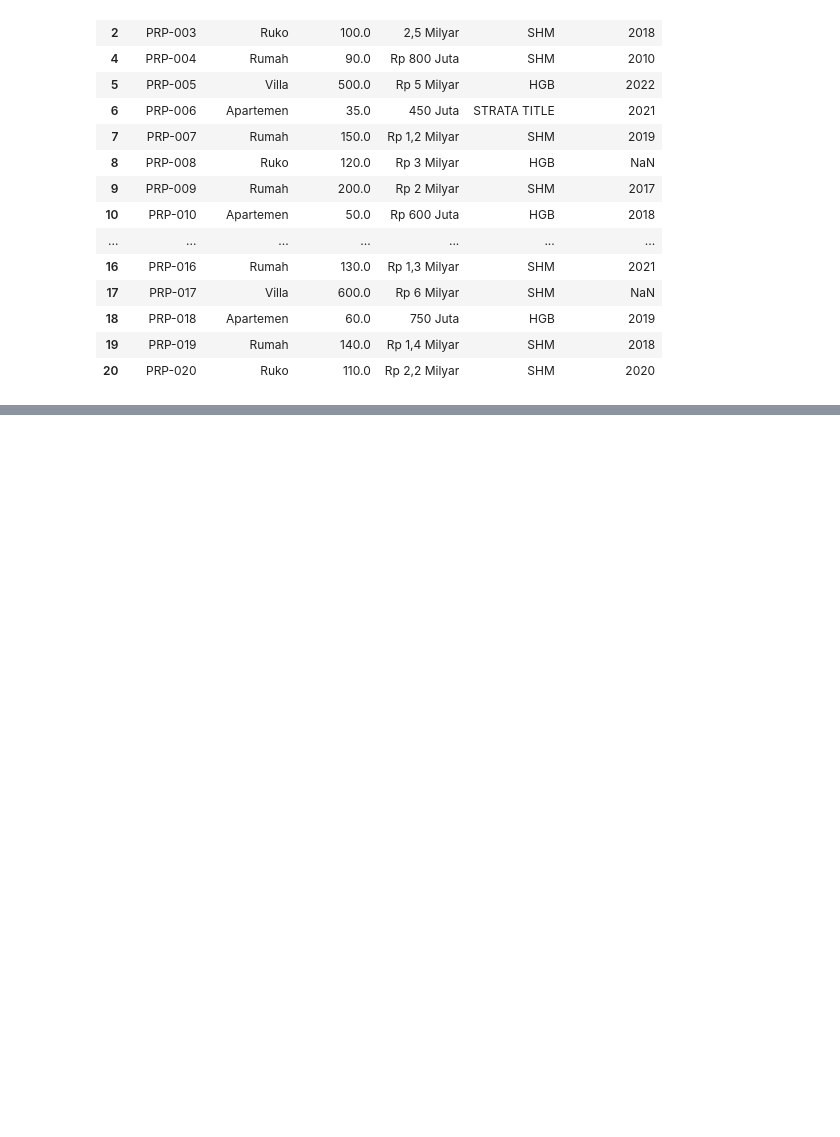
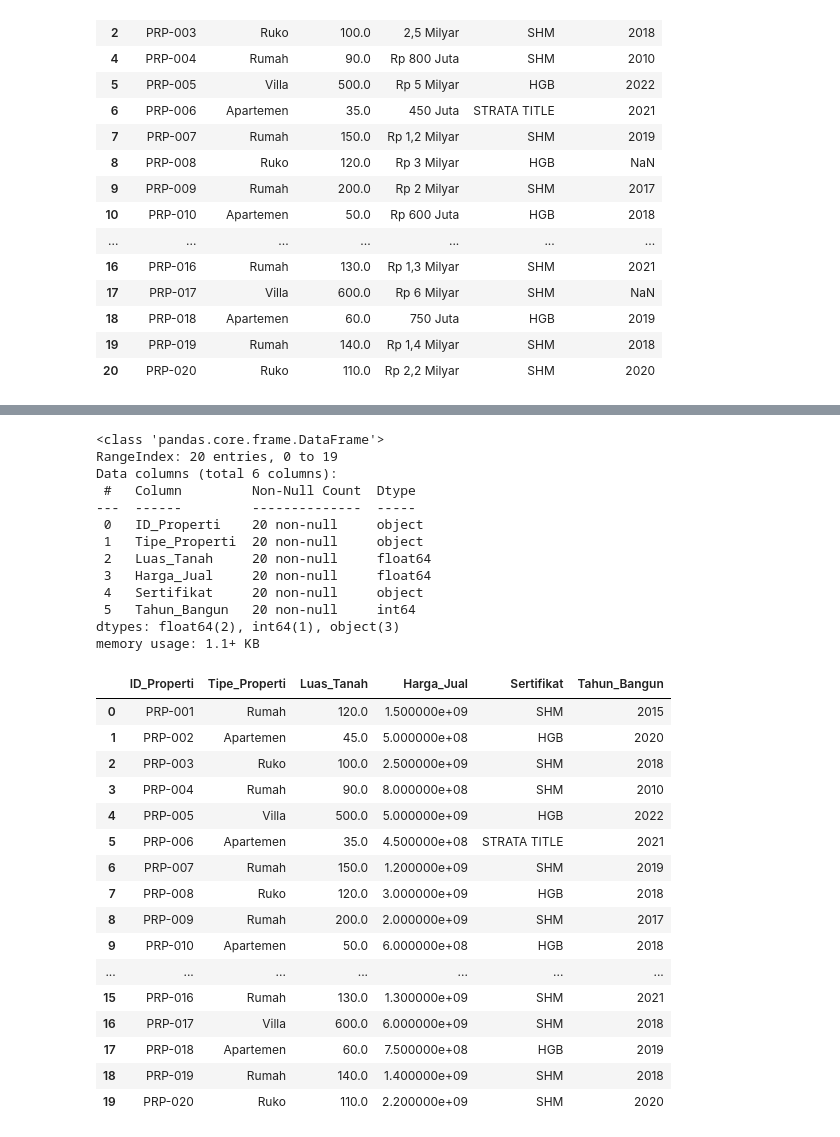
Before and after one commit to rottiiibakarr/Latihan_Data_Analyst, a Jupyter notebook: latihan_soal1.13expert.ipynb, the cells around one changed output, grey strips where cells are left out. Cells and saved outputs as stored; diff of their text form; code cells hidden in the pictures; blank space fills up the shorter version.

```diff
--- a/latihan_soal1.13expert.ipynb
+++ b/latihan_soal1.13expert.ipynb
@@ -112,0 +125,4 @@ df
+# %%
+# B
+df['Harga_Jual'] = df['Harga_Jual'].str.replace(',', '.') # Mengganti ',' dengan '.'
+df.head()
@@ -112,0 +136,14 @@ df
+# %%
+# C
+def removeNominal(teks) : # Sebuah fungsi untuk menghapus nominal pada teks
+    if type(teks) == str : # Mengecek, apakah type data 'teks' sama dengan string
+        if 'Juta' in teks : # Jika sama, lalu mengecek kata 'Juta' didalam teks
+            angka_bersih = teks.replace('Juta', '').strip() # Membuat variabel untuk mengganti 'Juta' dengan string kosong, lalu menghapus whitespace/spasi
+            return float(angka_bersih) * 1000000 # Lalu mengkonversi tipe data dari string ke float, lalu dikali dengan 1 juta
+        elif 'Milyar' in teks :
+            angka_bersih = teks.replace('Milyar', '').strip() # sama dengan penjelasan sebelumnya, pada 'Juta'
+            return float(angka_bersih) * 1000000000
+    return teks
+
+df['Harga_Jual'] = df['Harga_Jual'].apply(removeNominal) # Digunakan untuk menerapkan fungsi kustom ke setiap elemen, baris, atau kolom dalam DataFrame
+df.head()
@@ -112,0 +157,55 @@ df
+# %%
+# 6. Cleaning Tahun_Bangunan :
+# A
+df['Tahun_Bangun'] = pd.to_numeric(df['Tahun_Bangun'], errors='coerce')
+"""
+Fungsi errors = 'coerce' adalah memaksa data yang gagal diubah ke angka menjadi kosong (NaN)
+
+Saat mengonversi kolom menjadi tipe numerik, jika Pandas menemukan teks atau simbol (seperti tulisan " NaN " atau huruf),
+ia biasanya akan langsung memunculkan error dan menghentikan program.
+
+Solusi adalah coerce pada Pandas mengabaikan error tersebut. Data yang bisa diubah akan menjadi angka, sementara data teks yang
+membandel akan secara paksa diganti menjadi NaN (Not a Number atau missing value resmi).
+"""
+
+mode_tahun_bangun = df['Tahun_Bangun'].mode()[0] # Menghitung modus/banyaknya data yang muncul pada kolom Tahun_Bangun
+df.fillna({'Tahun_Bangun': mode_tahun_bangun}, inplace=True)
+
+df['Tahun_Bangun'] = df['Tahun_Bangun'].astype(int) # Mengubah tipe data dari kolom Tahun_Bangun (string) ke int
+# %%
+# 7. Final Validation :
+# A
+df = df.reset_index(drop=True) # Mereset indeks yang sebelumnya sudah ada yang terhapus, ke indeks yang diurutkan dari awal lagi
+df.info()
+df
+# %% [output]
+<class 'pandas.core.frame.DataFrame'>
+RangeIndex: 20 entries, 0 to 19
+Data columns (total 6 columns):
+ #   Column         Non-Null Count  Dtype
+---  ------         --------------  -----
+ 0   ID_Properti    20 non-null     object
+ 1   Tipe_Properti  20 non-null     object
+ 2   Luas_Tanah     20 non-null     float64
+ 3   Harga_Jual     20 non-null     float64
+ 4   Sertifikat     20 non-null     object
+ 5   Tahun_Bangun   20 non-null     int64
+dtypes: float64(2), int64(1), object(3)
+memory usage: 1.1+ KB
+|  | ID_Properti | Tipe_Properti | Luas_Tanah | Harga_Jual | Sertifikat | Tahun_Bangun |
+| 0 | PRP-001 | Rumah | 120.0 | 1.500000e+09 | SHM | 2015 |
+| 1 | PRP-002 | Apartemen | 45.0 | 5.000000e+08 | HGB | 2020 |
+| 2 | PRP-003 | Ruko | 100.0 | 2.500000e+09 | SHM | 2018 |
+| 3 | PRP-004 | Rumah | 90.0 | 8.000000e+08 | SHM | 2010 |
+| 4 | PRP-005 | Villa | 500.0 | 5.000000e+09 | HGB | 2022 |
+| 5 | PRP-006 | Apartemen | 35.0 | 4.500000e+08 | STRATA TITLE | 2021 |
+| 6 | PRP-007 | Rumah | 150.0 | 1.200000e+09 | SHM | 2019 |
+| 7 | PRP-008 | Ruko | 120.0 | 3.000000e+09 | HGB | 2018 |
+| 8 | PRP-009 | Rumah | 200.0 | 2.000000e+09 | SHM | 2017 |
+| 9 | PRP-010 | Apartemen | 50.0 | 6.000000e+08 | HGB | 2018 |
+| ... | ... | ... | ... | ... | ... | ... |
+| 15 | PRP-016 | Rumah | 130.0 | 1.300000e+09 | SHM | 2021 |
+| 16 | PRP-017 | Villa | 600.0 | 6.000000e+09 | SHM | 2018 |
+| 17 | PRP-018 | Apartemen | 60.0 | 7.500000e+08 | HGB | 2019 |
+| 18 | PRP-019 | Rumah | 140.0 | 1.400000e+09 | SHM | 2018 |
+| 19 | PRP-020 | Ruko | 110.0 | 2.200000e+09 | SHM | 2020 |
```
Also changed, not shown: parts of 11 cells of this notebook.
